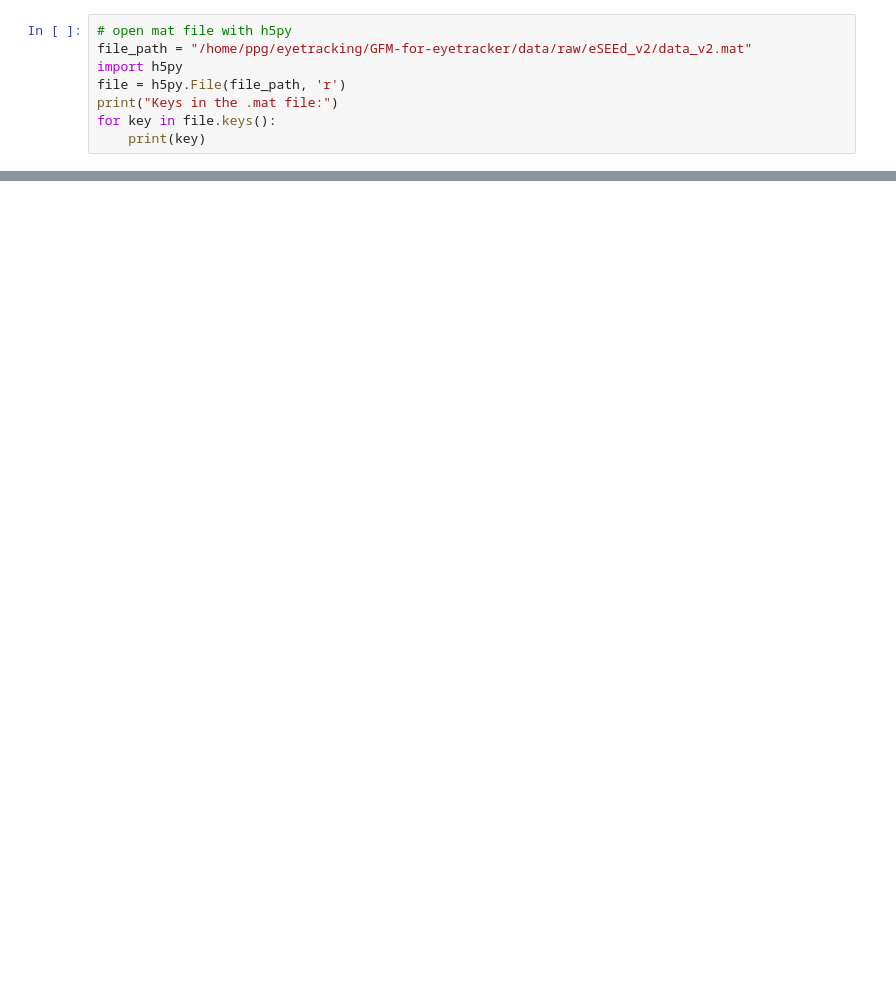
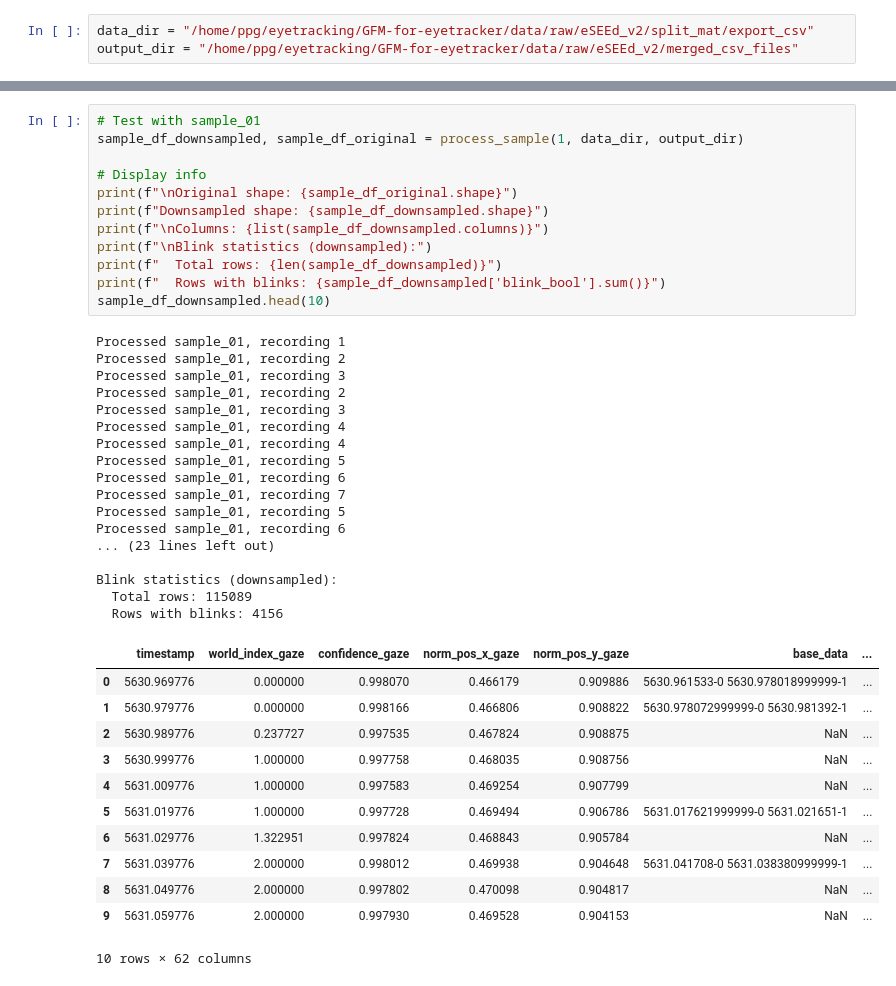
Before and after one commit to Space0code/GFM-for-eyetracker, a Jupyter notebook: sandbox-data-conversion.ipynb, the cells around one changed output, grey strips where cells are left out. Cells and saved outputs as stored; diff of their text form; blank space fills up the shorter version.

Commit message:
merging eSEEd_v2 tables (gaze, pupil, blinks)

```diff
--- a/sandbox-data-conversion.ipynb
+++ b/sandbox-data-conversion.ipynb
@@ -1,8 +20,3 @@
 # %%
-# open mat file with h5py
-file_path = "/home/ppg/eyetracking/GFM-for-eyetracker/data/raw/eSEEd_v2/data_v2.mat"
-import h5py
-file = h5py.File(file_path, 'r')
-print("Keys in the .mat file:")
-for key in file.keys():
-    print(key)
+data_dir = "/home/ppg/eyetracking/GFM-for-eyetracker/data/raw/eSEEd_v2/split_mat/export_csv"
+output_dir = "/home/ppg/eyetracking/GFM-for-eyetracker/data/raw/eSEEd_v2/merged_csv_files"
@@ -118,0 +138,42 @@ the expected (N, 21) format with all gaze parameters.
+# %%
+# Test with sample_01
+sample_df_downsampled, sample_df_original = process_sample(1, data_dir, output_dir)
+
+# Display info
+print(f"\nOriginal shape: {sample_df_original.shape}")
+print(f"Downsampled shape: {sample_df_downsampled.shape}")
+print(f"\nColumns: {list(sample_df_downsampled.columns)}")
+print(f"\nBlink statistics (downsampled):")
+print(f"  Total rows: {len(sample_df_downsampled)}")
+print(f"  Rows with blinks: {sample_df_downsampled['blink_bool'].sum()}")
+sample_df_downsampled.head(10)
+# %% [output]
+Processed sample_01, recording 1
+Processed sample_01, recording 2
+Processed sample_01, recording 3
+Processed sample_01, recording 2
+Processed sample_01, recording 3
+Processed sample_01, recording 4
+Processed sample_01, recording 4
+Processed sample_01, recording 5
+Processed sample_01, recording 6
+Processed sample_01, recording 7
+Processed sample_01, recording 5
+Processed sample_01, recording 6
+... (23 lines left out)
+
+Blink statistics (downsampled):
+  Total rows: 115089
+  Rows with blinks: 4156
+|  | timestamp | world_index_gaze | confidence_gaze | norm_pos_x_gaze | norm_pos_y_gaze | base_data | ... |
+| 0 | 5630.969776 | 0.000000 | 0.998070 | 0.466179 | 0.909886 | 5630.961533-0 5630.978018999999-1 | ... |
+| 1 | 5630.979776 | 0.000000 | 0.998166 | 0.466806 | 0.908822 | 5630.978072999999-0 5630.981392-1 | ... |
+| 2 | 5630.989776 | 0.237727 | 0.997535 | 0.467824 | 0.908875 | NaN | ... |
+| 3 | 5630.999776 | 1.000000 | 0.997758 | 0.468035 | 0.908756 | NaN | ... |
+| 4 | 5631.009776 | 1.000000 | 0.997583 | 0.469254 | 0.907799 | NaN | ... |
+| 5 | 5631.019776 | 1.000000 | 0.997728 | 0.469494 | 0.906786 | 5631.017621999999-0 5631.021651-1 | ... |
+| 6 | 5631.029776 | 1.322951 | 0.997824 | 0.468843 | 0.905784 | NaN | ... |
+| 7 | 5631.039776 | 2.000000 | 0.998012 | 0.469938 | 0.904648 | 5631.041708-0 5631.038380999999-1 | ... |
+| 8 | 5631.049776 | 2.000000 | 0.997802 | 0.470098 | 0.904817 | NaN | ... |
+| 9 | 5631.059776 | 2.000000 | 0.997930 | 0.469528 | 0.904153 | NaN | ... |
+10 rows × 62 columns
```
Also changed, not shown: parts of 9 cells of this notebook, 2 other files.
